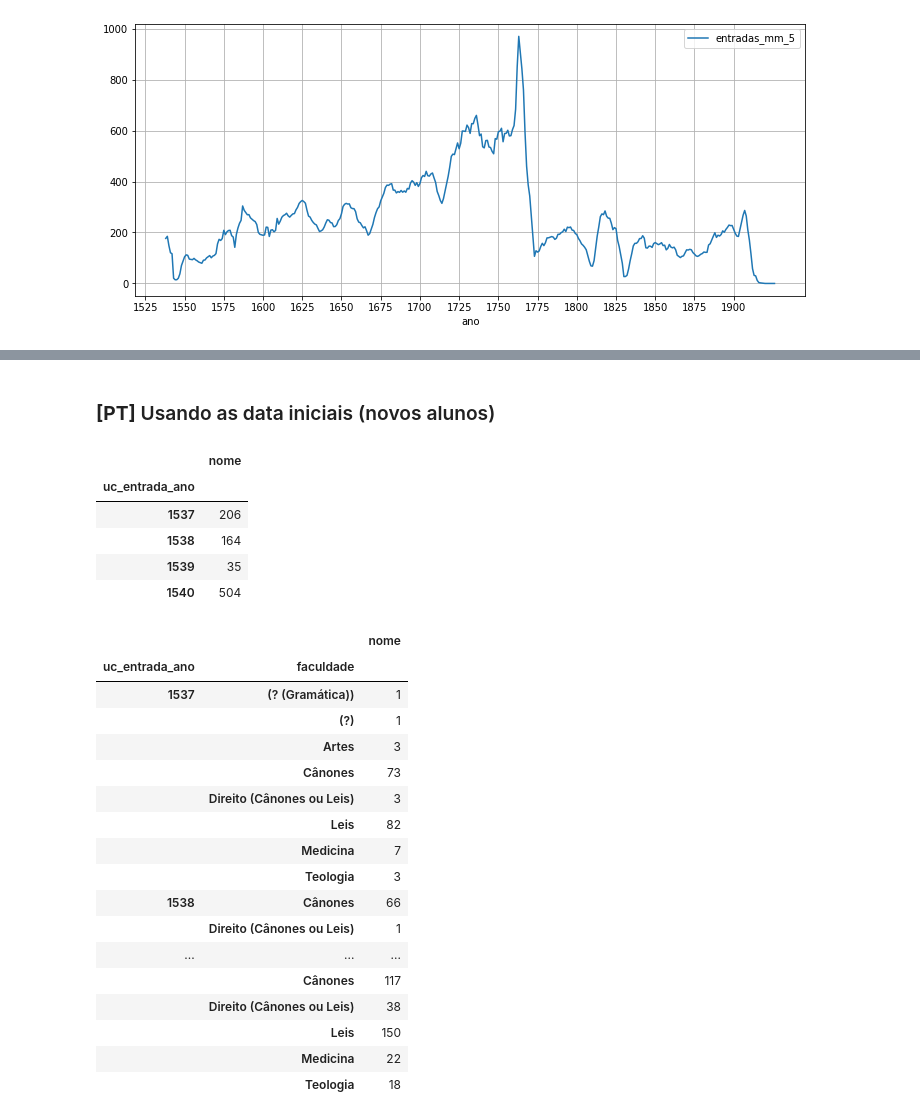
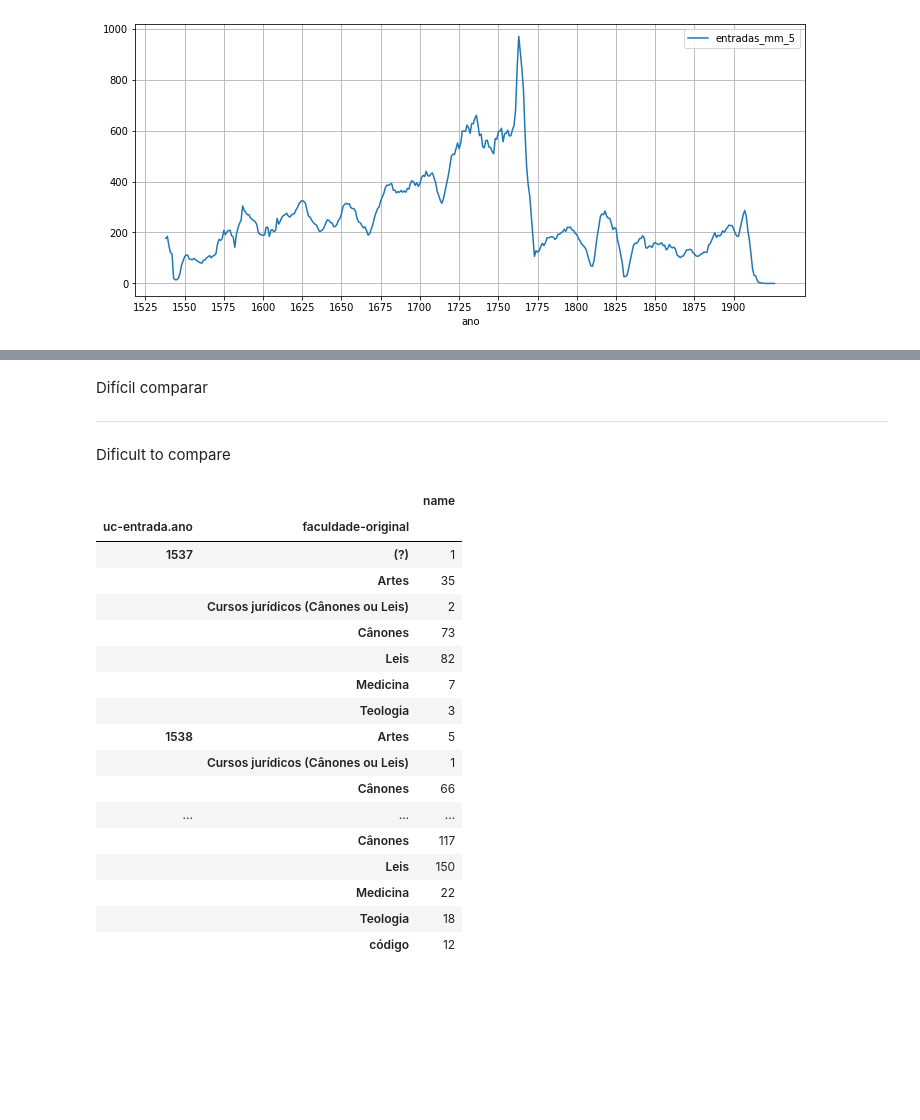
Before and after one commit to joaquimrcarvalho/fauc1537-1919, a Jupyter notebook: notebooks/020-students_overview.ipynb, the cells around one changed output, grey strips where cells are left out. Drawn from its saved outputs; the diff is of its cells as text; code cells hidden in the pictures; blank space fills up the shorter version.

```diff
--- a/notebooks/020-students_overview.ipynb
+++ b/notebooks/020-students_overview.ipynb
@@ -535,26 +615,24 @@ alunos_1537_38 = attribute_to_df(
                     the_type='uc-entrada.ano',
                     the_value='1537',
                     person_info=True,
-                    more_cols=['faculdade'],
-                    sql_echo=True)
+                    more_cols=['faculdade','faculdade-original','instituta'],)
 alunos_1538_39 = attribute_to_df(
                     the_type='uc-entrada.ano',
                     the_value='1538',
                     person_info=True,
-                    more_cols=['faculdade'],
-                    sql_echo=True)
+                    more_cols=['faculdade','faculdade-original','instituta'],)
 alunos_1539_40 = attribute_to_df(
                     the_type='uc-entrada.ano',
                     the_value='1539',
                     person_info=True,
-                    more_cols=['faculdade'],
-                    sql_echo=True)
+                    more_cols=['faculdade','faculdade-original','instituta'],)
 alunos_1540_41 = attribute_to_df(
                     the_type='uc-entrada.ano',
                     the_value='1540',
                     person_info=True,
-                    more_cols=['faculdade'],
-                    sql_echo=True)
+                    more_cols=['faculdade','faculdade-original','instituta'],)
 
 alunos_1537_41 = pd.concat([alunos_1537_38,alunos_1538_39,alunos_1539_40,alunos_1540_41])
+
+alunos_1537_41.sort_values(['uc-entrada.ano','faculdade','name']).to_csv('../inferences/validation/students_1537_1548_vasconcelos.csv',sep=',')
 # %% [output]
@@ -631,35 +691,34 @@ Name: 174785, dtype: object
 # %% [markdown]
 ![Vasconcelos. Escritos vários, 2, p.117](./images/vasconcelos_ev2_117.png)
 ![Vasconcelos. Escritos vários, 2, p.118](./images/vasconcelos_ev2_118.png)
-# %% [markdown]
-### **[PT]** Usando as data iniciais (novos alunos)
-# %%
-alunos_1537_41[['uc_entrada_ano','nome']].groupby(['uc_entrada_ano']).count()
-# %% [output]
-|  | nome |
-| uc_entrada_ano |  |
-| 1537 | 206 |
-| 1538 | 164 |
-| 1539 | 35 |
-| 1540 | 504 |
-# %%
-alunos_1537_41[['uc_entrada_ano','faculdade','nome']].groupby(['uc_entrada_ano','faculdade']).count()
-# %% [output]
-|  |  | nome |
-| uc_entrada_ano | faculdade |  |
-| 1537 | (? (Gramática)) | 1 |
-|  | (?) | 1 |
-|  | Artes | 3 |
-|  | Cânones | 73 |
-|  | Direito (Cânones ou Leis) | 3 |
-|  | Leis | 82 |
-|  | Medicina | 7 |
-|  | Teologia | 3 |
-| 1538 | Cânones | 66 |
-|  | Direito (Cânones ou Leis) | 1 |
-| ... | ... | ... |
-|  | Cânones | 117 |
-|  | Direito (Cânones ou Leis) | 38 |
-|  | Leis | 150 |
-|  | Medicina | 22 |
-|  | Teologia | 18 |
+# %% [markdown]
+Difícil comparar
+
+---
+
+Dificult to compare
+# %%
+original_same_as_fac = alunos_1537_41[alunos_1537_41.isnull()].index.values
+
+alunos_1537_41.loc[original_same_as_fac,'faculdade-original'] = alunos_1537_41.loc[original_same_as_fac,'faculdade']
+
+alunos_1537_41[['uc-entrada.ano','faculdade-original','name']].groupby(['uc-entrada.ano','faculdade-original']).count()
+# %% [output]
+|  |  | name |
+| uc-entrada.ano | faculdade-original |  |
+| 1537 | (?) | 1 |
+|  | Artes | 35 |
+|  | Cursos jurídicos (Cânones ou Leis) | 2 |
+|  | Cânones | 73 |
+|  | Leis | 82 |
+|  | Medicina | 7 |
+|  | Teologia | 3 |
+| 1538 | Artes | 5 |
+|  | Cursos jurídicos (Cânones ou Leis) | 1 |
+|  | Cânones | 66 |
+| ... | ... | ... |
+|  | Cânones | 117 |
+|  | Leis | 150 |
+|  | Medicina | 22 |
+|  | Teologia | 18 |
+|  | código | 12 |
```
Also changed, not shown: parts of 68 cells of this notebook, 2 other files.
